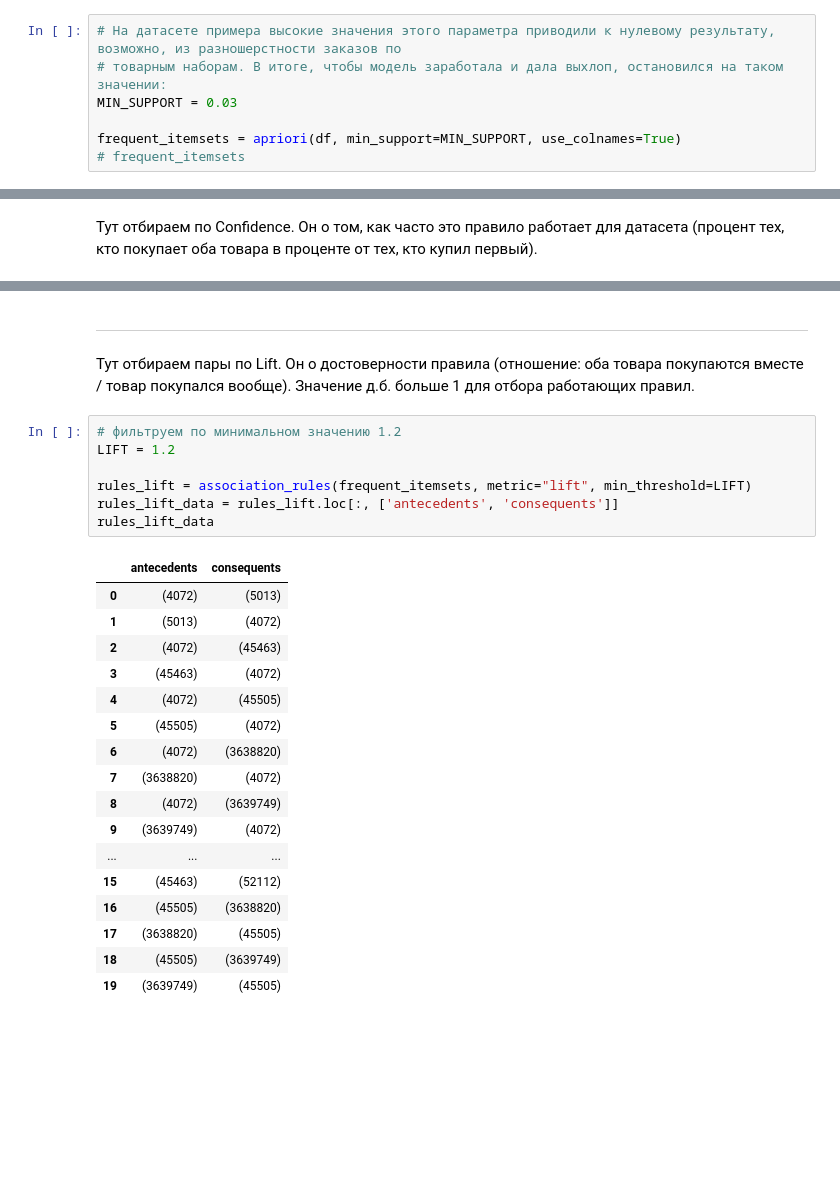
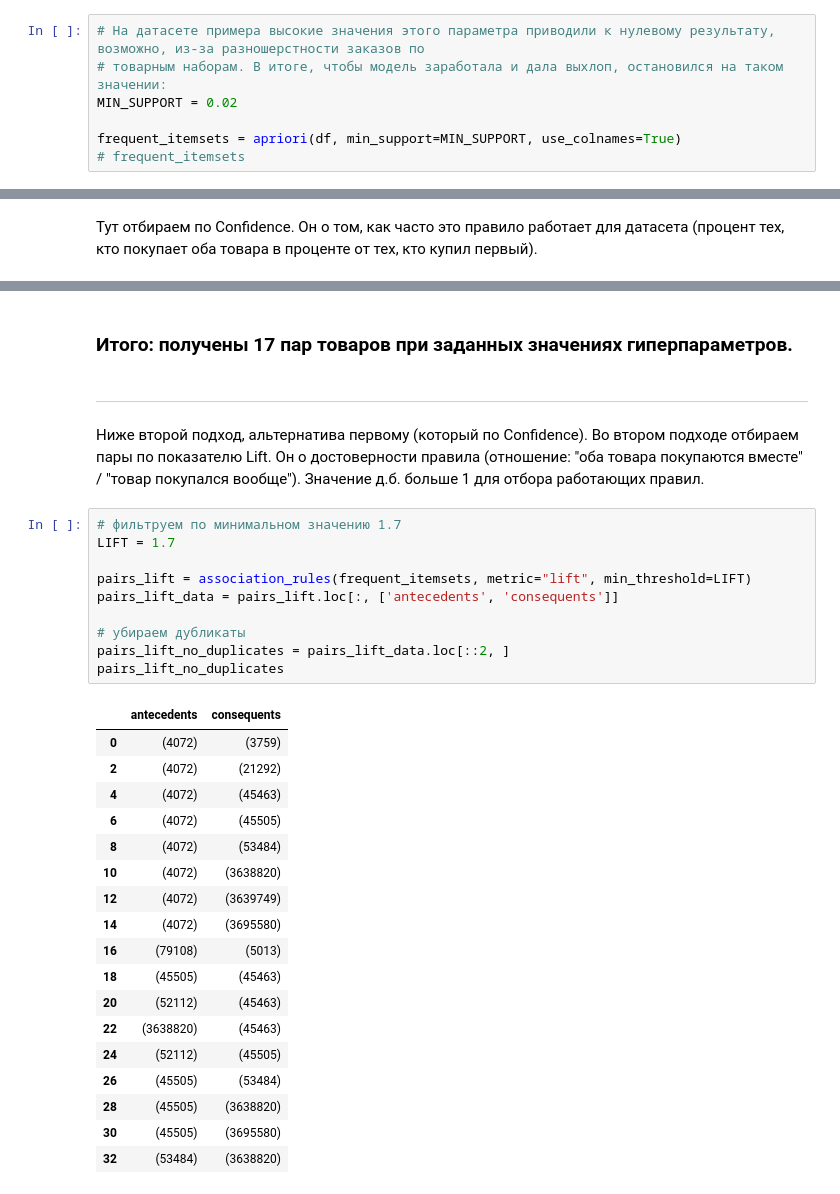
Before and after one commit to ivekhov/ARL-test, a Jupyter notebook: solution.ipynb, the cells around one changed output, grey strips where cells are left out. Cells and saved outputs as stored; diff of their text form; blank space fills up the shorter version.

```diff
--- a/solution.ipynb
+++ b/solution.ipynb
@@ -83,9 +83,9 @@ df = pd.DataFrame(te_ary, columns=te.columns_)
 # %% [markdown]
 Тут задаем уровень минимальной поддержки - фактически, это минимальная доля заказов в датасете, в которых есть пары товаров.
 # %%
-# На датасете примера высокие значения этого параметра приводили к нулевому результату, возможно, из разношерстности заказов по
+# На датасете примера высокие значения этого параметра приводили к нулевому результату, возможно, из-за разношерстности заказов по
 # товарным наборам. В итоге, чтобы модель заработала и дала выхлоп, остановился на таком значении:
-MIN_SUPPORT = 0.03
+MIN_SUPPORT = 0.02
 
 frequent_itemsets = apriori(df, min_support=MIN_SUPPORT, use_colnames=True)
 # frequent_itemsets
@@ -139,29 +143,35 @@ pairs_conf_data
+# %% [markdown]
+### **Итого: получены 17 пар товаров при заданных значениях гиперпараметров.**
 # %% [markdown]
 ------
 # %% [markdown]
-Тут отбираем пары по Lift. Он о достоверности правила (отношение: оба товара покупаются вместе / товар покупался вообще). Значение д.б. больше 1 для отбора работающих правил.
+Ниже второй подход, альтернатива первому (который по Confidence). Во втором подходе отбираем пары по показателю Lift. Он о достоверности правила (отношение: "оба товара покупаются вместе" / "товар покупался вообще"). Значение д.б. больше 1 для отбора работающих правил.
 # %%
-# фильтруем по минимальном значению 1.2
-LIFT = 1.2
+# фильтруем по минимальном значению 1.7
+LIFT = 1.7
 
-rules_lift = association_rules(frequent_itemsets, metric="lift", min_threshold=LIFT)
-rules_lift_data = rules_lift.loc[:, ['antecedents', 'consequents']]
-rules_lift_data
+pairs_lift = association_rules(frequent_itemsets, metric="lift", min_threshold=LIFT)
+pairs_lift_data = pairs_lift.loc[:, ['antecedents', 'consequents']]
+
+# убираем дубликаты
+pairs_lift_no_duplicates = pairs_lift_data.loc[::2, ]
+pairs_lift_no_duplicates
 # %% [output]
 |  | antecedents | consequents |
-| 0 | (4072) | (5013) |
-| 1 | (5013) | (4072) |
-| 2 | (4072) | (45463) |
-| 3 | (45463) | (4072) |
-| 4 | (4072) | (45505) |
-| 5 | (45505) | (4072) |
-| 6 | (4072) | (3638820) |
-| 7 | (3638820) | (4072) |
-| 8 | (4072) | (3639749) |
-| 9 | (3639749) | (4072) |
-| ... | ... | ... |
-| 15 | (45463) | (52112) |
-| 16 | (45505) | (3638820) |
-| 17 | (3638820) | (45505) |
-| 18 | (45505) | (3639749) |
-| 19 | (3639749) | (45505) |
+| 0 | (4072) | (3759) |
+| 2 | (4072) | (21292) |
+| 4 | (4072) | (45463) |
+| 6 | (4072) | (45505) |
+| 8 | (4072) | (53484) |
+| 10 | (4072) | (3638820) |
+| 12 | (4072) | (3639749) |
+| 14 | (4072) | (3695580) |
+| 16 | (79108) | (5013) |
+| 18 | (45505) | (45463) |
+| 20 | (52112) | (45463) |
+| 22 | (3638820) | (45463) |
+| 24 | (52112) | (45505) |
+| 26 | (45505) | (53484) |
+| 28 | (45505) | (3638820) |
+| 30 | (45505) | (3695580) |
+| 32 | (53484) | (3638820) |
```
Also changed, not shown: parts of 15 cells of this notebook, 1 other file.
